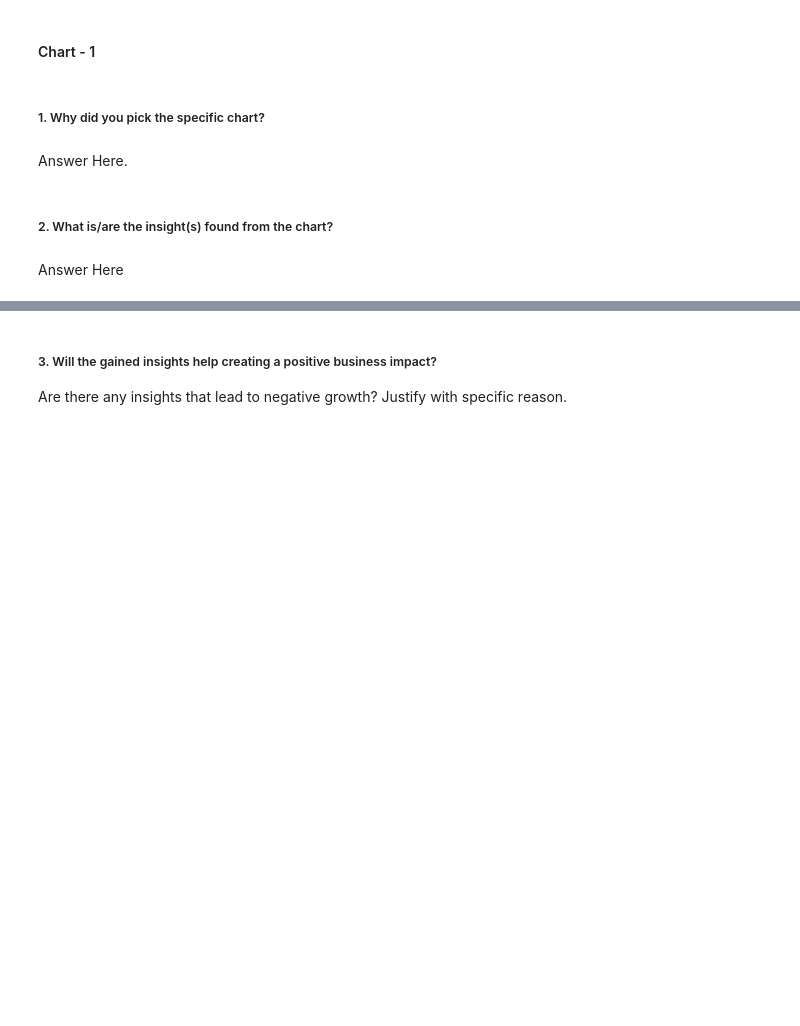
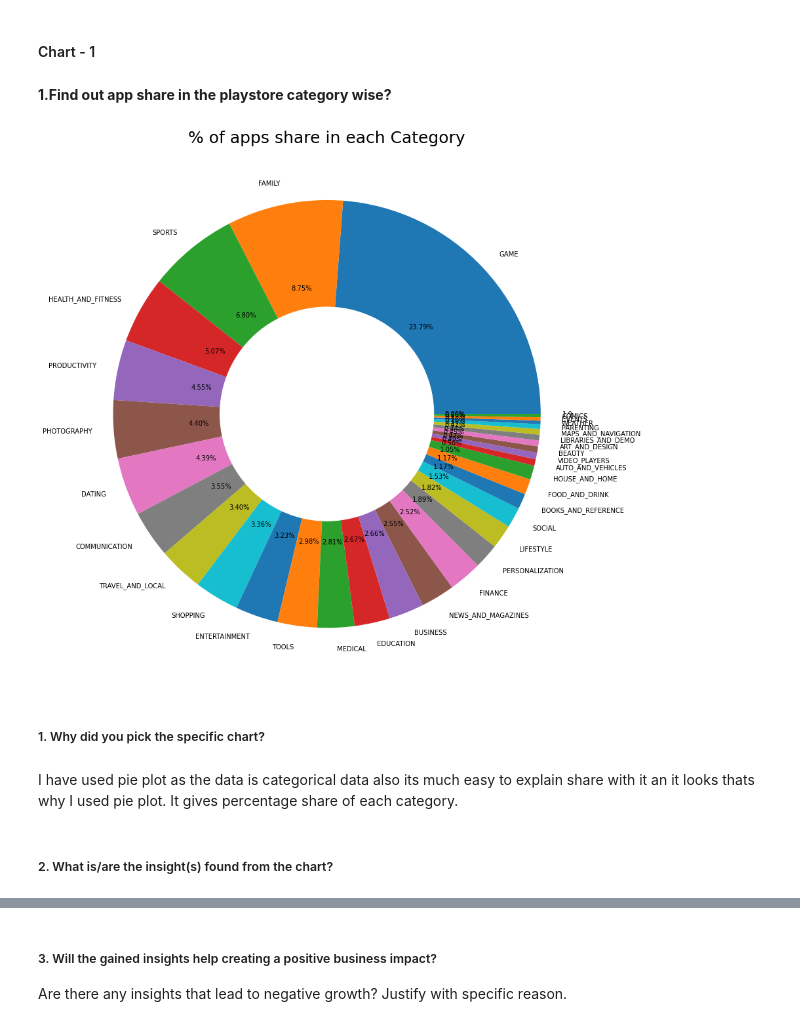
Before and after one commit to dipakpatil2001/D-SCIENCE, a Jupyter notebook: playst_EDA_Submission_13022023.ipynb, the cells around one changed output, grey strips where cells are left out. Cells and saved outputs as stored; diff of their text form; code cells hidden in the pictures; blank space fills up the shorter version.

```diff
--- a/playst_EDA_Submission_13022023.ipynb
+++ b/playst_EDA_Submission_13022023.ipynb
@@ -343,20 +565,22 @@ Answer Here.
 Bivariate analysis refers to the analysis of two variables to determine relationships between them
 # %% [markdown]
 #### Chart - 1
+# %% [markdown]
+**1.Find out app share in the playstore category wise?**
 # %%
 # Chart - 1 visualization code
-plt.figure(figsize=(20,20))
+plt.figure(figsize=(15,15))
 plt.pie(df4.Category.value_counts(), labels=df4.Category.value_counts().index, autopct='%1.2f%%')
 my_circle = plt.Circle( (0,0), 0.50, color='white')
 p=plt.gcf()
 p.gca().add_artist(my_circle)
 plt.title('% of apps share in each Category', fontsize = 25)
 plt.show()
+# %% [output]
+[figure, added]
 # %% [markdown]
 ##### 1. Why did you pick the specific chart?
-# %% [markdown]
-Answer Here.
+# %% [markdown]
+I have used pie plot as the data is categorical data also its much easy to explain share with it an it looks thats why I used pie plot. It gives percentage share of each category.
 # %% [markdown]
 ##### 2. What is/are the insight(s) found from the chart?
-# %% [markdown]
-Answer Here
```
Also changed, not shown: parts of 75 cells of this notebook.
